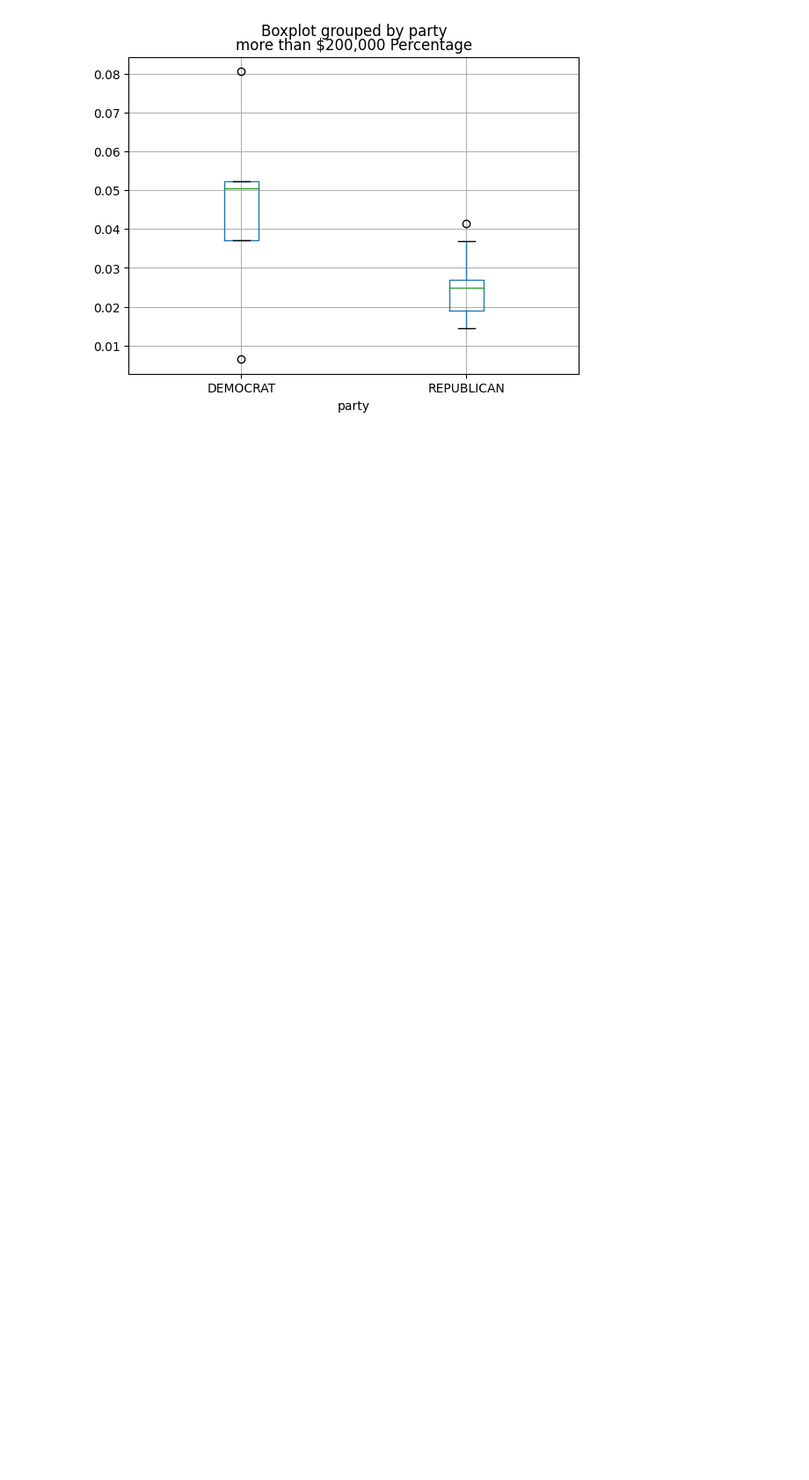
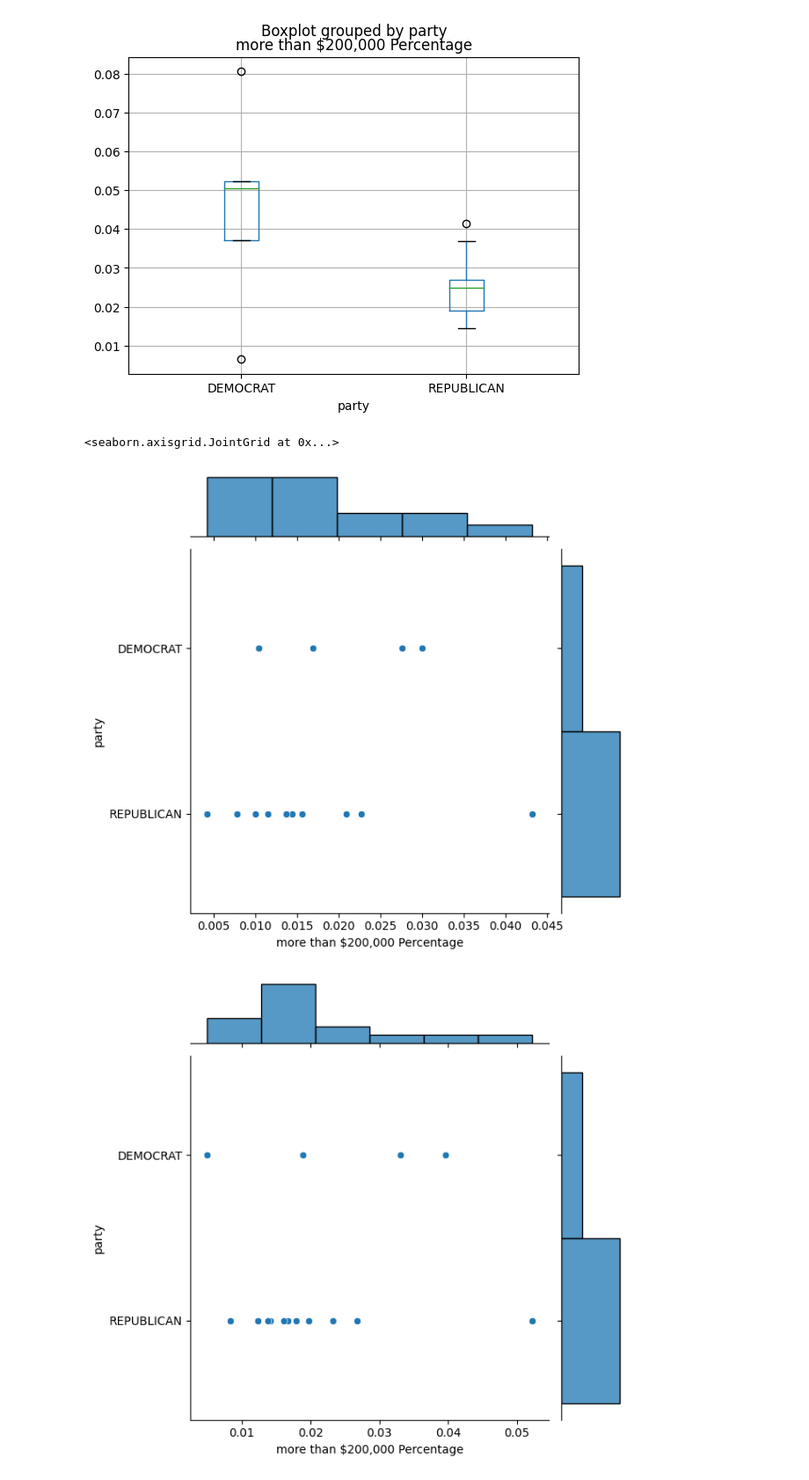
Before and after one commit to vaibhavjha06/ds3001group, a Jupyter notebook: arizona/azEDA.ipynb, the cells around one changed output. Shown at 88% size. Drawn from its saved outputs; the diff is of its cells as text; code cells hidden in the pictures; blank space fills up the shorter version.

```diff
--- a/arizona/azEDA.ipynb
+++ b/arizona/azEDA.ipynb
@@ -188,3 +187,11 @@ azalldata2020.boxplot(column = 'more than $200,000 Percentage',by = 'party') # B
 [figure]
 [figure]
 [figure]
+# %%
+sns.jointplot(x=azalldata2012['more than $200,000 Percentage'],y=azalldata2012['party'])
+sns.jointplot(x=azalldata2016['more than $200,000 Percentage'],y=azalldata2016['party'])
+sns.jointplot(x=azalldata2020['more than $200,000 Percentage'],y=azalldata2020['party'])
+# %% [output]
+<seaborn.axisgrid.JointGrid at 0x...>
+[figure, added]
+[figure, added]
```
Also changed, not shown: parts of 11 cells of this notebook.
